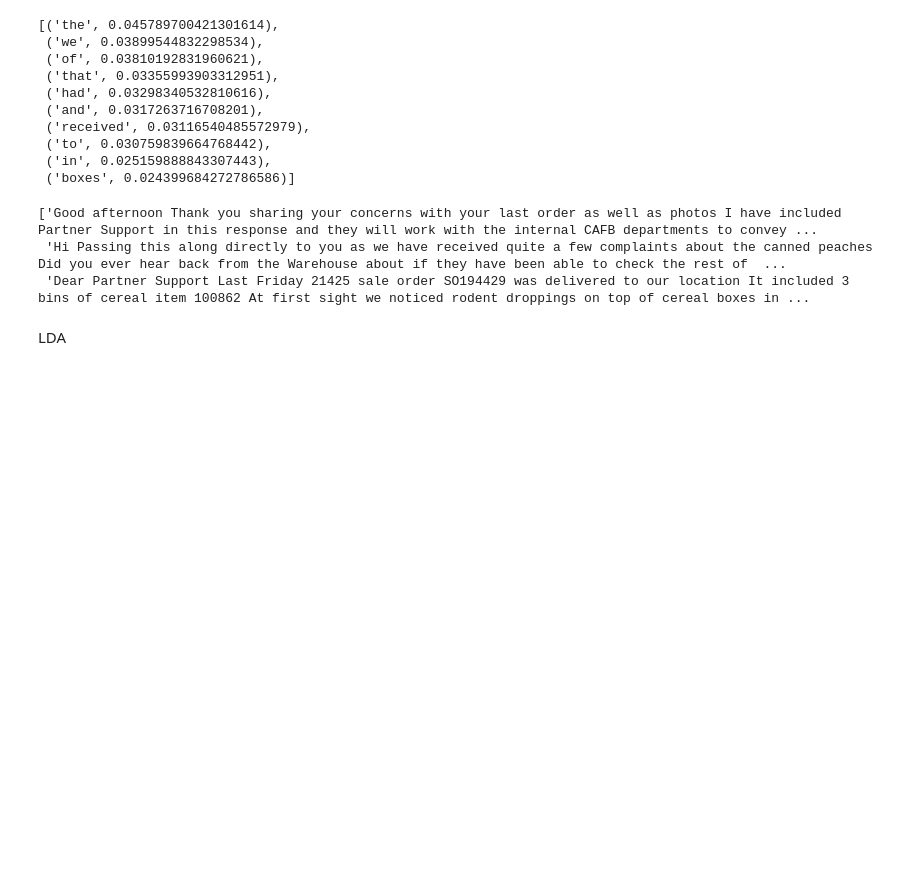
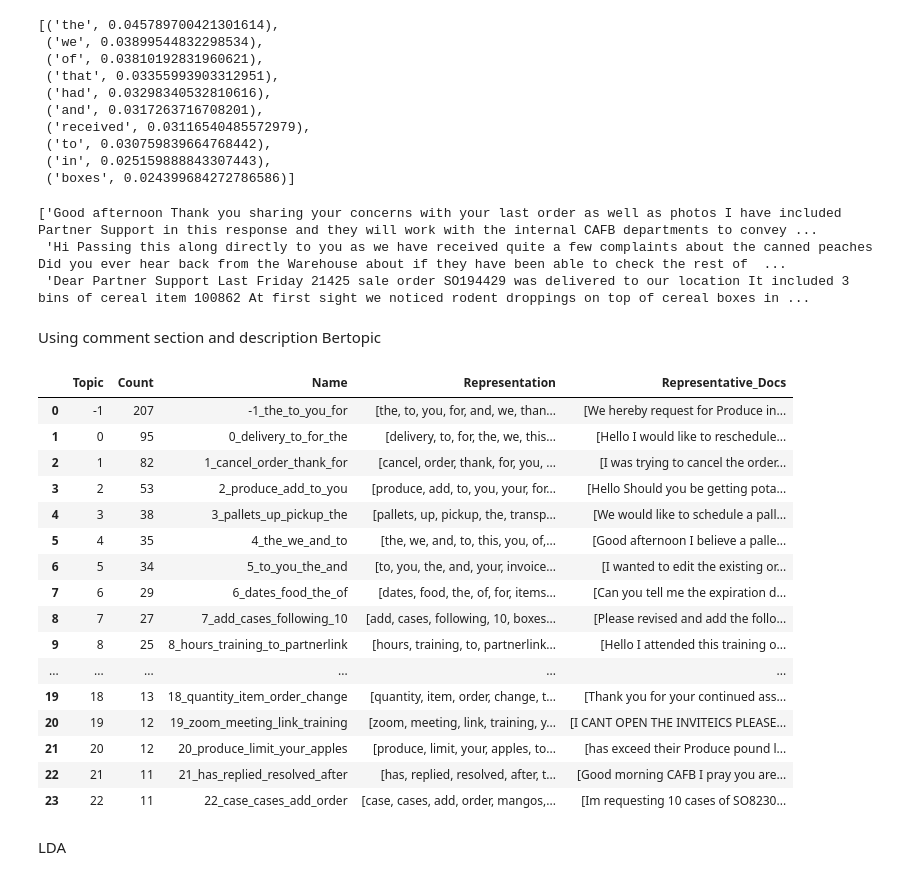
Before and after one commit to AliFehmi/FOODTICKETAI, a Jupyter notebook: model.ipynb, the cells around one changed output. Saved outputs shown, nothing was run; the diff lists cells and outputs as text; code cells hidden in the pictures; blank space fills up the shorter version.

Commit message:
Use comment section in bertopic model

```diff
--- a/model.ipynb
+++ b/model.ipynb
@@ -123,6 +124,58 @@ topic_model_all_descriptions.get_representative_docs(10)
 ['Good afternoon Thank you sharing your concerns with your last order as well as photos I have included Partner Support in this response and they will work with the internal CAFB departments to convey ...
  'Hi Passing this along directly to you as we have received quite a few complaints about the canned peaches Did you ever hear back from the Warehouse about if they have been able to check the rest of  ...
  'Dear Partner Support Last Friday 21425 sale order SO194429 was delivered to our location It included 3 bins of cereal item 100862 At first sight we noticed rodent droppings on top of cereal boxes in ...
+# %% [markdown]
+Using comment section and description Bertopic
+# %%
+
+data = load_data("data_case2-1.json")
+# Step 1: Filter data with valid description
+data_all_desc = [item for item in data if isinstance(item.get("Description"), str)]
+
+# Step 2: Merge description with all comments (Comment, Comment.1, ..., Comment.19)
+def combine_description_and_comments(item):
+    base_text = item.get("Description", "")
+    comments = []
+
+    # Include all comment fields
+    for i in range(20):  # Assuming Comment to Comment.19
+        key = "Comment" if i == 0 else f"Comment.{i}"
+        comment = item.get(key)
+        if isinstance(comment, str):
+            comments.append(comment)
+
+    full_text = base_text + " " + " ".join(comments)
+    return full_text
+
+# Step 3: Apply text cleaning
+docs_all_fields = [clean_for_bertopic(combine_description_and_comments(ticket)) for ticket in data_all_desc]
+
+# Step 4: Remove extra tags (optional, depending on your pipeline)
+docs_cleaned = [remove_tags(text) for text in docs_all_fields]
+
+# Step 5: Fit BERTopic model
+topic_model_all_fields = BERTopic(embedding_model="all-MiniLM-L6-v2")
+topics_all_fields, probs_all_fields = topic_model_all_fields.fit_transform(docs_cleaned)
+# %%
+topic_model_all_fields.get_topic_info()
+# %% [output]
+|  | Topic | Count | Name | Representation | Representative_Docs |
+| 0 | -1 | 207 | -1_the_to_you_for | [the, to, you, for, and, we, than... | [We hereby request for Produce in... |
+| 1 | 0 | 95 | 0_delivery_to_for_the | [delivery, to, for, the, we, this... | [Hello I would like to reschedule... |
+| 2 | 1 | 82 | 1_cancel_order_thank_for | [cancel, order, thank, for, you, ... | [I was trying to cancel the order... |
+| 3 | 2 | 53 | 2_produce_add_to_you | [produce, add, to, you, your, for... | [Hello Should you be getting pota... |
+| 4 | 3 | 38 | 3_pallets_up_pickup_the | [pallets, up, pickup, the, transp... | [We would like to schedule a pall... |
+| 5 | 4 | 35 | 4_the_we_and_to | [the, we, and, to, this, you, of,... | [Good afternoon I believe a palle... |
+| 6 | 5 | 34 | 5_to_you_the_and | [to, you, the, and, your, invoice... | [I wanted to edit the existing or... |
+| 7 | 6 | 29 | 6_dates_food_the_of | [dates, food, the, of, for, items... | [Can you tell me the expiration d... |
+| 8 | 7 | 27 | 7_add_cases_following_10 | [add, cases, following, 10, boxes... | [Please revised and add the follo... |
+| 9 | 8 | 25 | 8_hours_training_to_partnerlink | [hours, training, to, partnerlink... | [Hello I attended this training o... |
+| ... | ... | ... | ... | ... | ... |
+| 19 | 18 | 13 | 18_quantity_item_order_change | [quantity, item, order, change, t... | [Thank you for your continued ass... |
+| 20 | 19 | 12 | 19_zoom_meeting_link_training | [zoom, meeting, link, training, y... | [I CANT OPEN THE INVITEICS PLEASE... |
+| 21 | 20 | 12 | 20_produce_limit_your_apples | [produce, limit, your, apples, to... | [has exceed their Produce pound l... |
+| 22 | 21 | 11 | 21_has_replied_resolved_after | [has, replied, resolved, after, t... | [Good morning CAFB I pray you are... |
+| 23 | 22 | 11 | 22_case_cases_add_order | [case, cases, add, order, mangos,... | [Im requesting 10 cases of SO8230... |
 # %%
 # for item in data:
 #     if isinstance(item["Description"], str):
```
Also changed, not shown: parts of 2 cells of this notebook.
